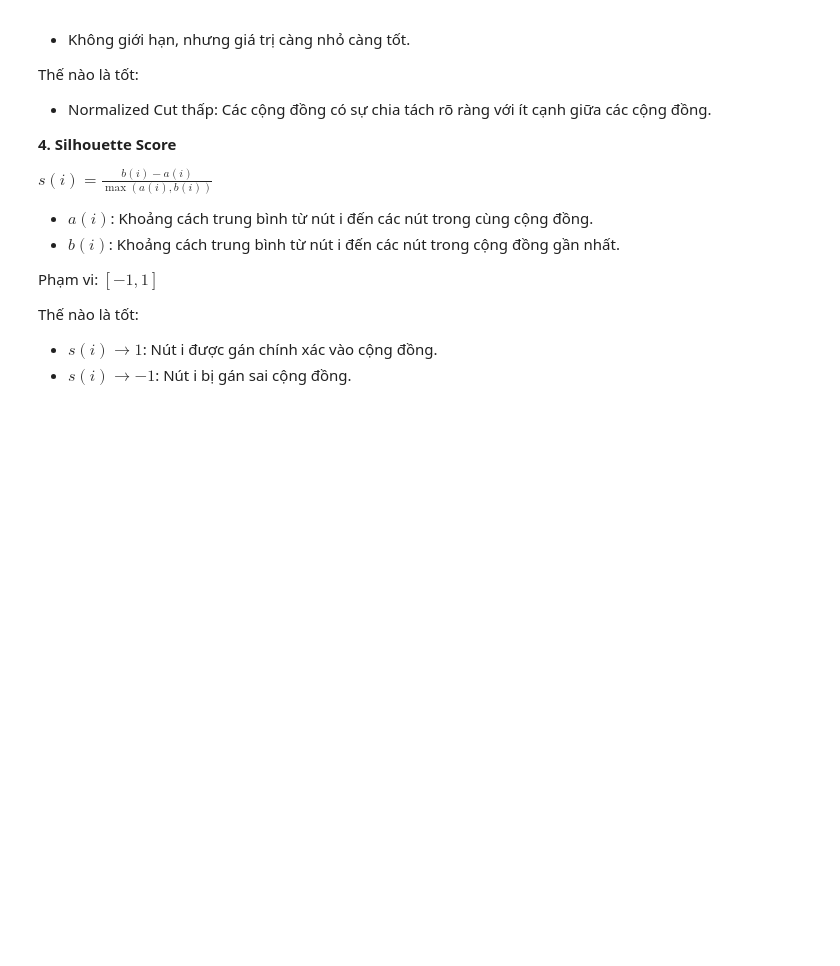
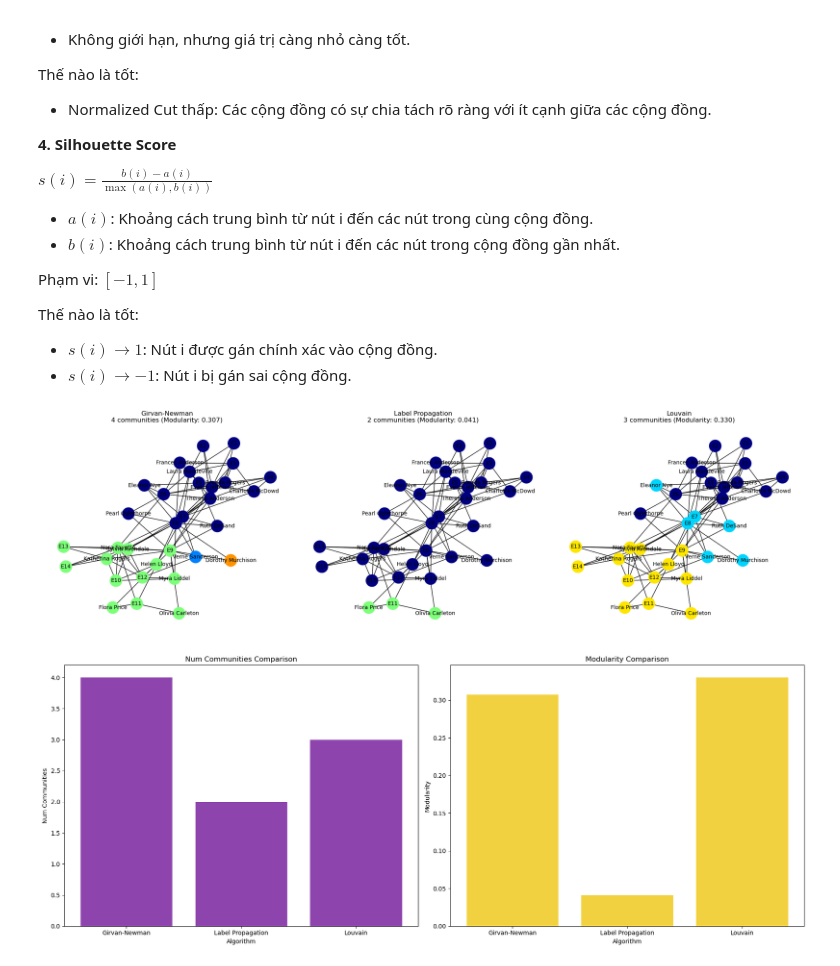
Before and after one commit to HungNguyen4864/socialnetwork, a Jupyter notebook: lab03/Bai03.3.ipynb, the cells around one changed output. Cells and saved outputs as stored; diff of their text form; code cells hidden in the pictures; blank space fills up the shorter version.

```diff
--- a/lab03/Bai03.3.ipynb
+++ b/lab03/Bai03.3.ipynb
@@ -80,0 +161,14 @@ Thế nào là tốt:
+# %%
+G = nx.davis_southern_women_graph()
+detector = CommunityGraph(G)
+# detector.analyze_network()
+# detector.print_results()
+detector.detect_girvan_newman()
+detector.detect_label_propagation()
+detector.detect_louvain()
+detector.calculate_metrics()
+detector.visualize_communities()
+detector.plot_metrics()
+# %% [output]
+[figure, added]
+[figure, added]
```
Also changed, not shown: parts of 2 cells of this notebook.
